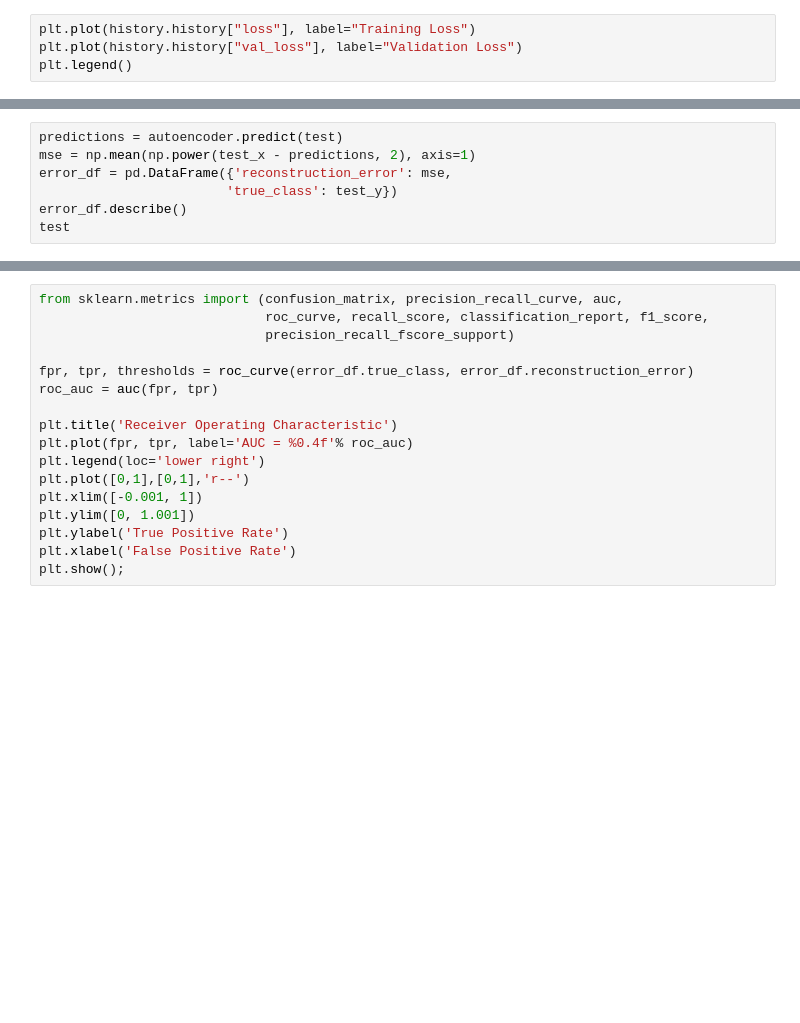
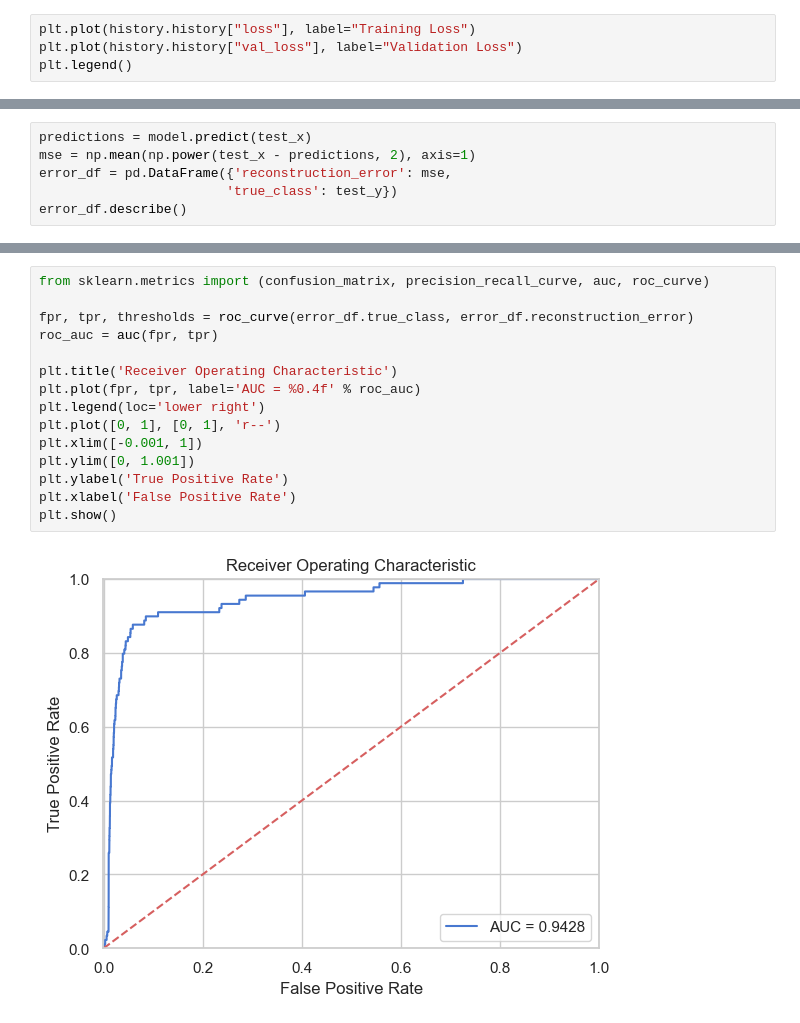
Before and after one commit to autrefois/SAD, a Jupyter notebook: train/train-tf.ipynb, the cells around one changed output, grey strips where cells are left out. Drawn from its saved outputs; the diff is of its cells as text; blank space fills up the shorter version.

```diff
--- a/train/train-tf.ipynb
+++ b/train/train-tf.ipynb
@@ -218,7 +283,6 @@ mse
 # %%
-predictions = autoencoder.predict(test)
+predictions = model.predict(test_x)
 mse = np.mean(np.power(test_x - predictions, 2), axis=1)
 error_df = pd.DataFrame({'reconstruction_error': mse,
                         'true_class': test_y})
 error_df.describe()
-test
@@ -237,20 +317,20 @@ _ = ax.hist(fraud_error_df.reconstruction_error.values, bins=10)
 # %%
-from sklearn.metrics import (confusion_matrix, precision_recall_curve, auc,
-                             roc_curve, recall_score, classification_report, f1_score,
-                             precision_recall_fscore_support)
+from sklearn.metrics import (confusion_matrix, precision_recall_curve, auc, roc_curve)
 
 fpr, tpr, thresholds = roc_curve(error_df.true_class, error_df.reconstruction_error)
 roc_auc = auc(fpr, tpr)
 
 plt.title('Receiver Operating Characteristic')
-plt.plot(fpr, tpr, label='AUC = %0.4f'% roc_auc)
+plt.plot(fpr, tpr, label='AUC = %0.4f' % roc_auc)
 plt.legend(loc='lower right')
-plt.plot([0,1],[0,1],'r--')
+plt.plot([0, 1], [0, 1], 'r--')
 plt.xlim([-0.001, 1])
 plt.ylim([0, 1.001])
 plt.ylabel('True Positive Rate')
 plt.xlabel('False Positive Rate')
-plt.show();
+plt.show()
+# %% [output]
+[figure, added]
 # %%
 precision, recall, th = precision_recall_curve(error_df.true_class, error_df.reconstruction_error)
 plt.plot(recall, precision, 'b', label='Precision-Recall curve')
```
Also changed, not shown: parts of 28 cells of this notebook, 37 other files.
